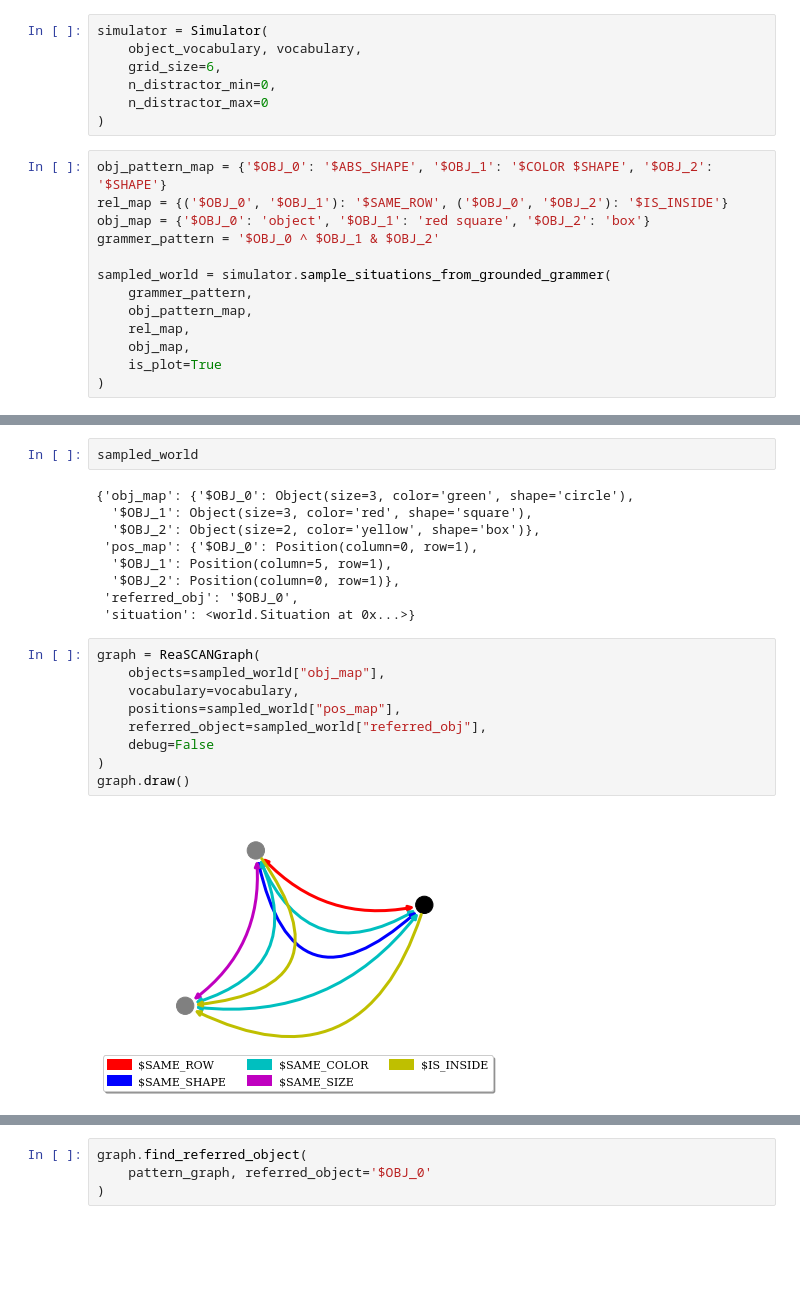
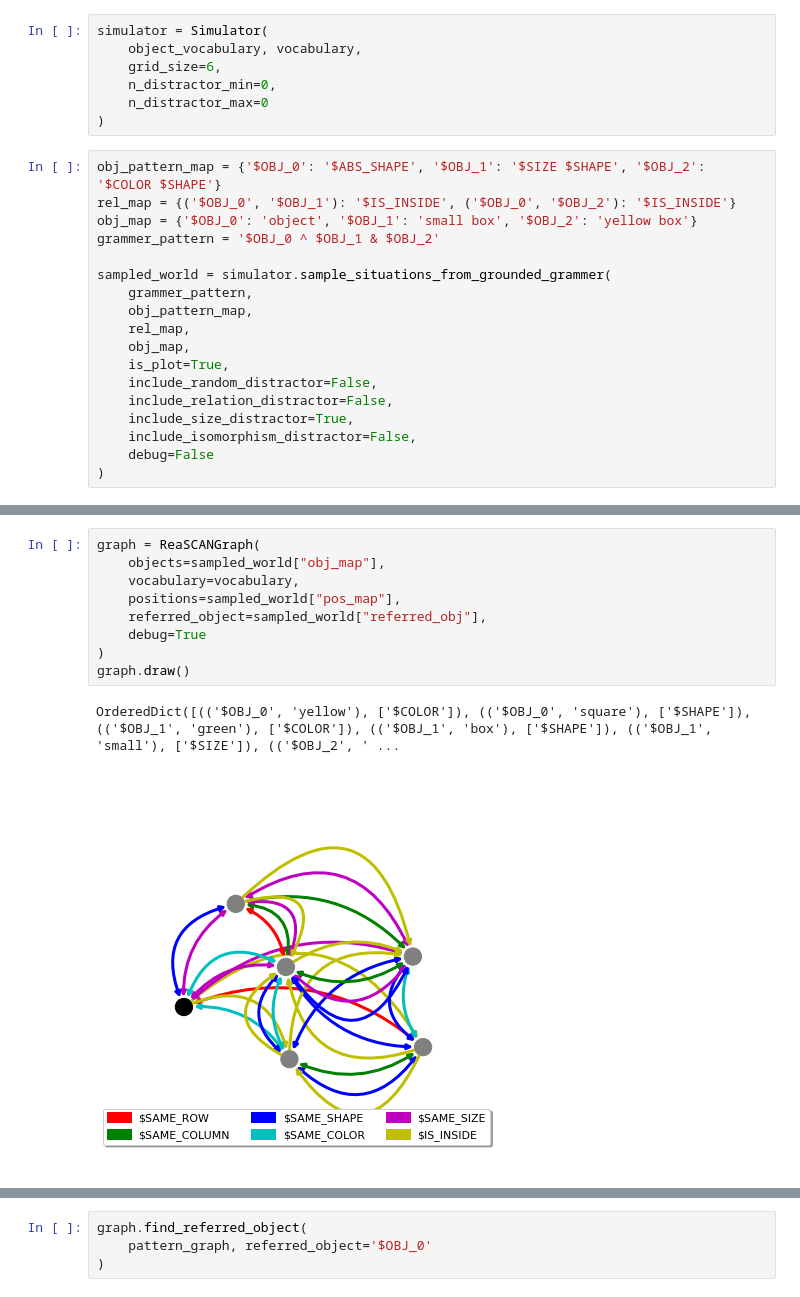
Before and after one commit to frankaging/Reason-SCAN, a Jupyter notebook: code/dataset/demo.ipynb, the cells around one changed output, grey strips where cells are left out. Drawn from its saved outputs; the diff is of its cells as text; blank space fills up the shorter version.

Commit message:
more distractors in the demo

```diff
--- a/code/dataset/demo.ipynb
+++ b/code/dataset/demo.ipynb
@@ -693,9 +981,9 @@ simulator = Simulator(
     n_distractor_max=0
 )
 # %%
-obj_pattern_map = {'$OBJ_0': '$ABS_SHAPE', '$OBJ_1': '$COLOR $SHAPE', '$OBJ_2': '$SHAPE'}
-rel_map = {('$OBJ_0', '$OBJ_1'): '$SAME_ROW', ('$OBJ_0', '$OBJ_2'): '$IS_INSIDE'}
-obj_map = {'$OBJ_0': 'object', '$OBJ_1': 'red square', '$OBJ_2': 'box'}
+obj_pattern_map = {'$OBJ_0': '$ABS_SHAPE', '$OBJ_1': '$SIZE $SHAPE', '$OBJ_2': '$COLOR $SHAPE'}
+rel_map = {('$OBJ_0', '$OBJ_1'): '$IS_INSIDE', ('$OBJ_0', '$OBJ_2'): '$IS_INSIDE'}
+obj_map = {'$OBJ_0': 'object', '$OBJ_1': 'small box', '$OBJ_2': 'yellow box'}
 grammer_pattern = '$OBJ_0 ^ $OBJ_1 & $OBJ_2'
 
 sampled_world = simulator.sample_situations_from_grounded_grammer(
@@ -703,6 +991,11 @@ sampled_world = simulator.sample_situations_from_grounded_grammer(
     obj_pattern_map,
     rel_map,
     obj_map,
-    is_plot=True
+    is_plot=True,
+    include_random_distractor=False,
+    include_relation_distractor=False,
+    include_size_distractor=True,
+    include_isomorphism_distractor=False,
+    debug=False
 )
 # %% [output]
@@ -901,25 +1025,15 @@ sample_grounded_distractor_grammer_by_size(
-# %%
-sampled_world
-# %% [output]
-{'obj_map': {'$OBJ_0': Object(size=3, color='green', shape='circle'),
-  '$OBJ_1': Object(size=3, color='red', shape='square'),
-  '$OBJ_2': Object(size=2, color='yellow', shape='box')},
- 'pos_map': {'$OBJ_0': Position(column=0, row=1),
-  '$OBJ_1': Position(column=5, row=1),
-  '$OBJ_2': Position(column=0, row=1)},
- 'referred_obj': '$OBJ_0',
- 'situation': <world.Situation at 0x...>}
 # %%
 graph = ReaSCANGraph(
     objects=sampled_world["obj_map"],
     vocabulary=vocabulary,
     positions=sampled_world["pos_map"],
     referred_object=sampled_world["referred_obj"],
-    debug=False
+    debug=True
 )
 graph.draw()
 # %% [output]
+OrderedDict([(('$OBJ_0', 'yellow'), ['$COLOR']), (('$OBJ_0', 'square'), ['$SHAPE']), (('$OBJ_1', 'green'), ['$COLOR']), (('$OBJ_1', 'box'), ['$SHAPE']), (('$OBJ_1', 'small'), ['$SIZE']), (('$OBJ_2', ' ...
-[figure, old version]
+[figure, new version]
 # %%
 pattern_graph = ReaSCANGraph(
     objects=obj_map,
```
Also changed, not shown: parts of 9 cells of this notebook.
